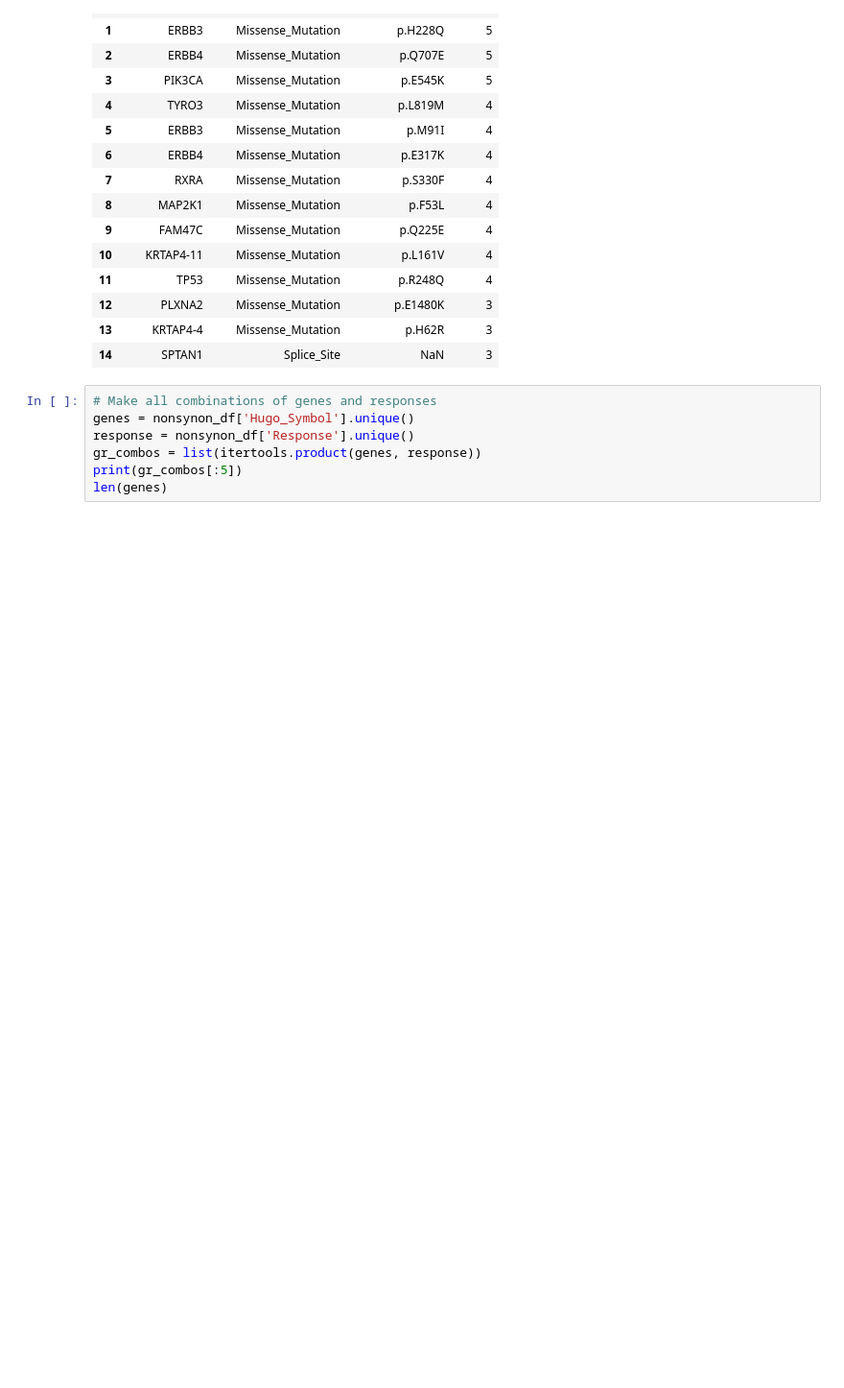
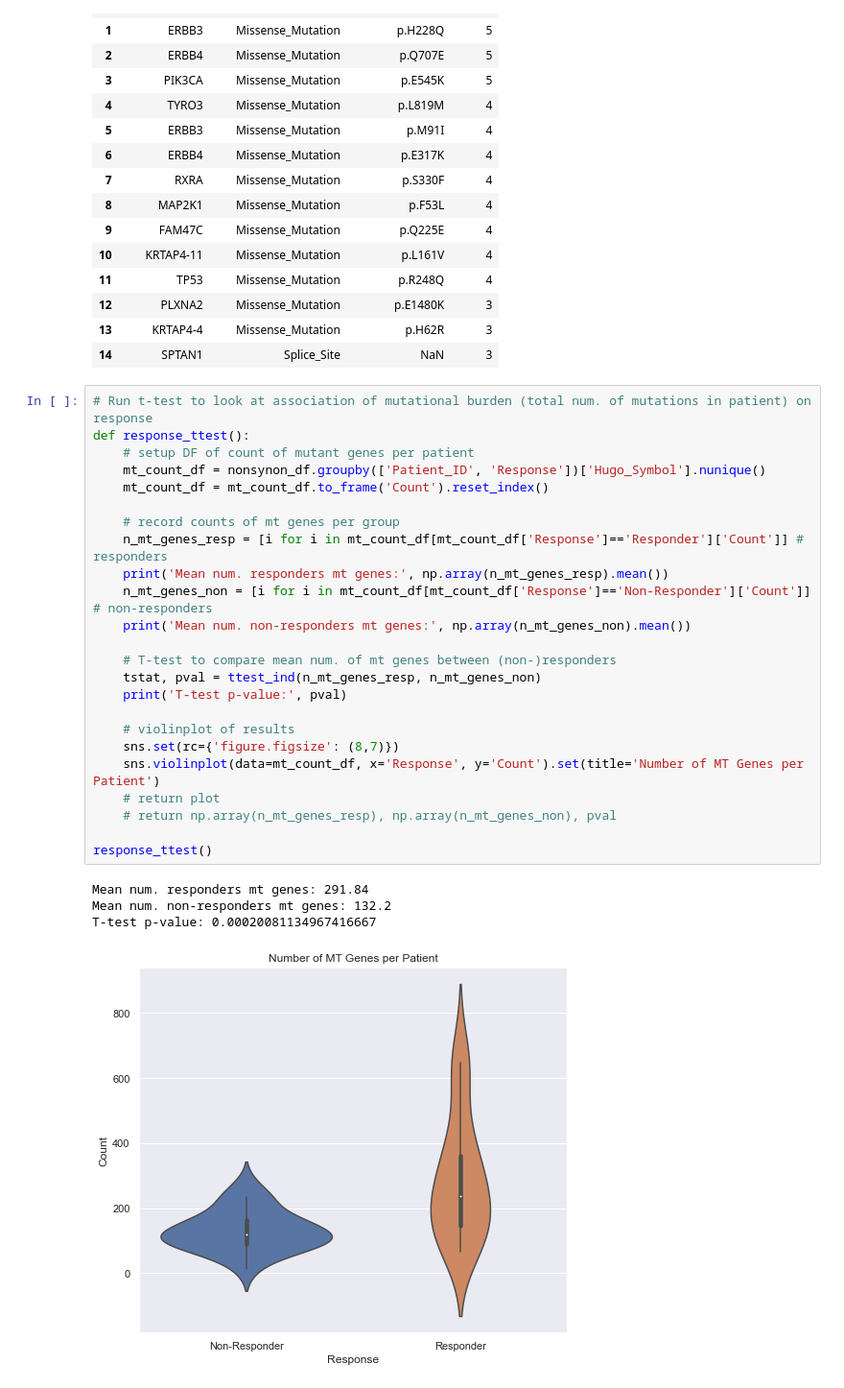
Before and after one commit to jakecharris/dana_farber-assignment, a Jupyter notebook: code-notebook.ipynb, the cells around one changed output. Shown at 96% size. Cells and saved outputs as stored; diff of their text form; blank space fills up the shorter version.

Commit message:
Update notebook
Added func for (non)responder ttest, Fishers

```diff
--- a/code-notebook.ipynb
+++ b/code-notebook.ipynb
@@ -149,13 +150,35 @@ With NaN Variant_Classification values:
 | 12 | PLXNA2 | Missense_Mutation | p.E1480K | 3 |
 | 13 | KRTAP4-4 | Missense_Mutation | p.H62R | 3 |
 | 14 | SPTAN1 | Splice_Site | NaN | 3 |
-# %%
-# Make all combinations of genes and responses
-genes = nonsynon_df['Hugo_Symbol'].unique()
-response = nonsynon_df['Response'].unique()
-gr_combos = list(itertools.product(genes, response))
-print(gr_combos[:5])
-len(genes)
+# %%
+# Run t-test to look at association of mutational burden (total num. of mutations in patient) on response
+def response_ttest():
+    # setup DF of count of mutant genes per patient
+    mt_count_df = nonsynon_df.groupby(['Patient_ID', 'Response'])['Hugo_Symbol'].nunique()
+    mt_count_df = mt_count_df.to_frame('Count').reset_index()
+
+    # record counts of mt genes per group
+    n_mt_genes_resp = [i for i in mt_count_df[mt_count_df['Response']=='Responder']['Count']] # responders
+    print('Mean num. responders mt genes:', np.array(n_mt_genes_resp).mean())
+    n_mt_genes_non = [i for i in mt_count_df[mt_count_df['Response']=='Non-Responder']['Count']] # non-responders
+    print('Mean num. non-responders mt genes:', np.array(n_mt_genes_non).mean())
+
+    # T-test to compare mean num. of mt genes between (non-)responders
+    tstat, pval = ttest_ind(n_mt_genes_resp, n_mt_genes_non)
+    print('T-test p-value:', pval)
+
+    # violinplot of results
+    sns.set(rc={'figure.figsize': (8,7)})
+    sns.violinplot(data=mt_count_df, x='Response', y='Count').set(title='Number of MT Genes per Patient')
+    # return plot
+    # return np.array(n_mt_genes_resp), np.array(n_mt_genes_non), pval
+
+response_ttest()
+# %% [output]
+Mean num. responders mt genes: 291.84
+Mean num. non-responders mt genes: 132.2
+T-test p-value: 0.00020081134967416667
+[figure, added]
 # %%
 # Check for MT genes which are enriched in responders vs. nonresponders
 # 1. check to see if gene listing is only present in patients with nonsynonymous mutation
```
Also changed, not shown: parts of 5 cells of this notebook.
